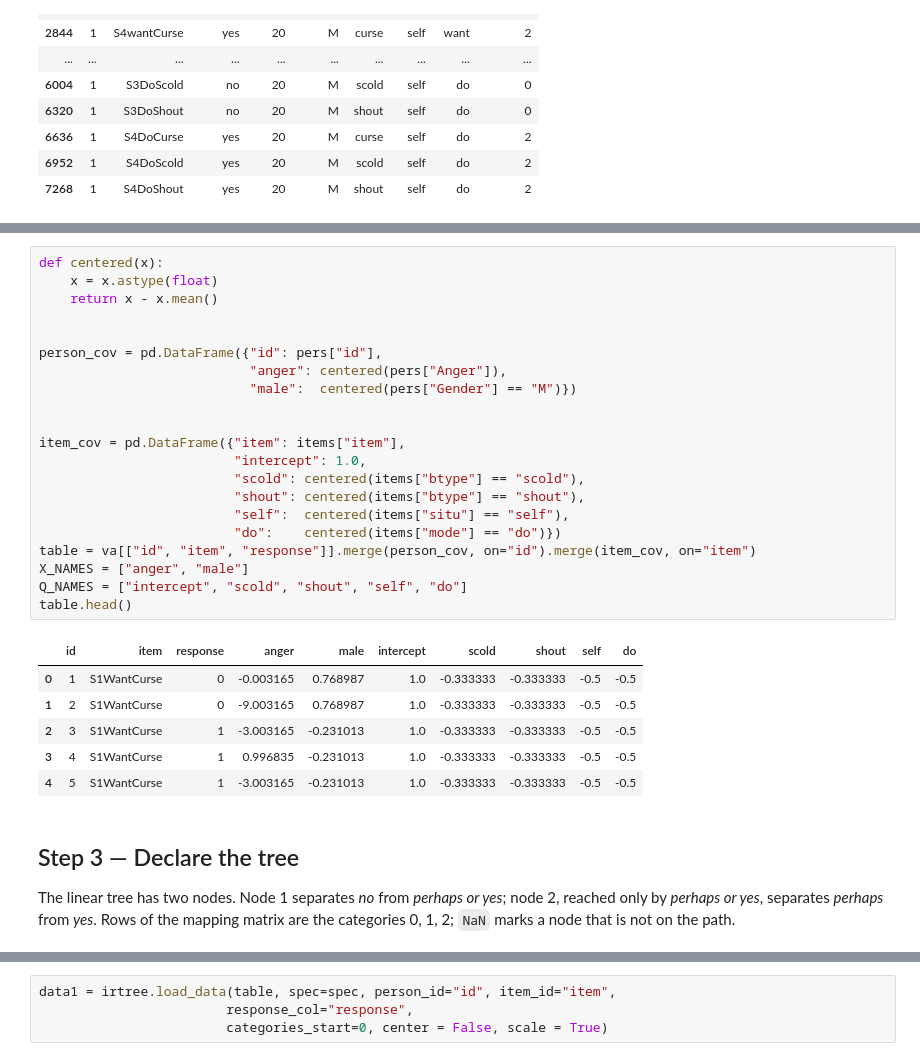
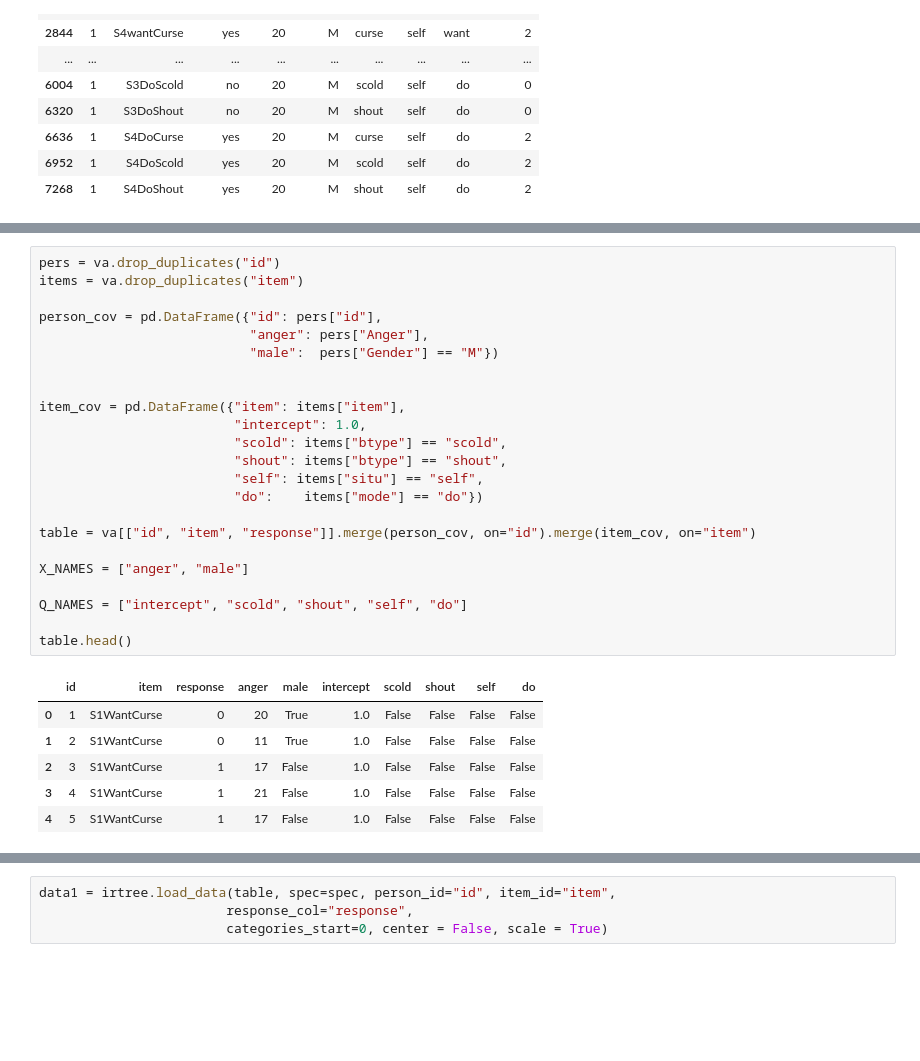
Before and after one commit to Juste-mehou/irtree-0.4.0, a Jupyter notebook: replication/verbagg/61_verbagg_workflow.ipynb, the cells around one changed output, grey strips where cells are left out. Saved outputs shown, nothing was run; the diff lists cells and outputs as text; blank space fills up the shorter version.

```diff
--- a/replication/verbagg/61_verbagg_workflow.ipynb
+++ b/replication/verbagg/61_verbagg_workflow.ipynb
@@ -219,31 +184,30 @@ person_cov
 # %%
-def centered(x):
-    x = x.astype(float)
-    return x - x.mean()
-
+pers = va.drop_duplicates("id")
+items = va.drop_duplicates("item")
 
 person_cov = pd.DataFrame({"id": pers["id"],
-                           "anger": centered(pers["Anger"]),
-                           "male":  centered(pers["Gender"] == "M")})
+                           "anger": pers["Anger"],
+                           "male":  pers["Gender"] == "M"})
 
 
 item_cov = pd.DataFrame({"item": items["item"],
                          "intercept": 1.0,
-                         "scold": centered(items["btype"] == "scold"),
-                         "shout": centered(items["btype"] == "shout"),
-                         "self":  centered(items["situ"] == "self"),
-                         "do":    centered(items["mode"] == "do")})
+                         "scold": items["btype"] == "scold",
+                         "shout": items["btype"] == "shout",
+                         "self": items["situ"] == "self",
+                         "do":    items["mode"] == "do"})
+
 table = va[["id", "item", "response"]].merge(person_cov, on="id").merge(item_cov, on="item")
+
 X_NAMES = ["anger", "male"]
+
 Q_NAMES = ["intercept", "scold", "shout", "self", "do"]
+
 table.head()
 # %% [output]
 |  | id | item | response | anger | male | intercept | scold | shout | self | do |
-| 0 | 1 | S1WantCurse | 0 | -0.003165 | 0.768987 | 1.0 | -0.333333 | -0.333333 | -0.5 | -0.5 |
-| 1 | 2 | S1WantCurse | 0 | -9.003165 | 0.768987 | 1.0 | -0.333333 | -0.333333 | -0.5 | -0.5 |
-| 2 | 3 | S1WantCurse | 1 | -3.003165 | -0.231013 | 1.0 | -0.333333 | -0.333333 | -0.5 | -0.5 |
-| 3 | 4 | S1WantCurse | 1 | 0.996835 | -0.231013 | 1.0 | -0.333333 | -0.333333 | -0.5 | -0.5 |
-| 4 | 5 | S1WantCurse | 1 | -3.003165 | -0.231013 | 1.0 | -0.333333 | -0.333333 | -0.5 | -0.5 |
+| 0 | 1 | S1WantCurse | 0 | 20 | True | 1.0 | False | False | False | False |
+| 1 | 2 | S1WantCurse | 0 | 11 | True | 1.0 | False | False | False | False |
+| 2 | 3 | S1WantCurse | 1 | 17 | False | 1.0 | False | False | False | False |
+| 3 | 4 | S1WantCurse | 1 | 21 | False | 1.0 | False | False | False | False |
+| 4 | 5 | S1WantCurse | 1 | 17 | False | 1.0 | False | False | False | False |
-# %% [markdown]
-## Step 3 — Declare the tree
-The linear tree has two nodes. Node 1 separates *no* from *perhaps or yes*; node 2, reached only by *perhaps or yes*, separates *perhaps* from *yes*. Rows of the mapping matrix are the categories 0, 1, 2; `NaN` marks a node that is not on the path.
```
Also changed, not shown: parts of 27 cells of this notebook, 10 other files.
